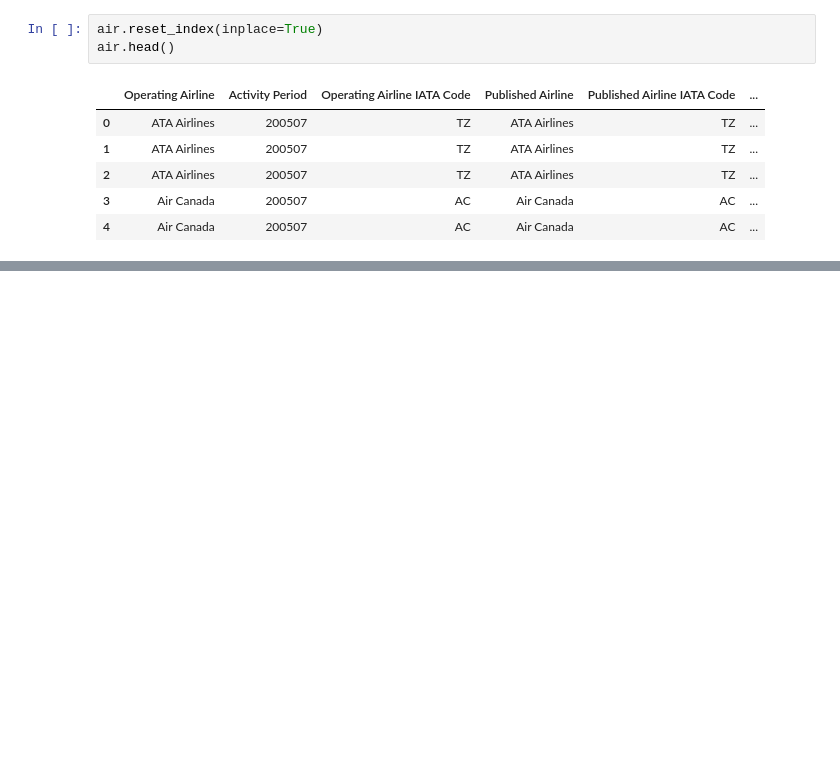
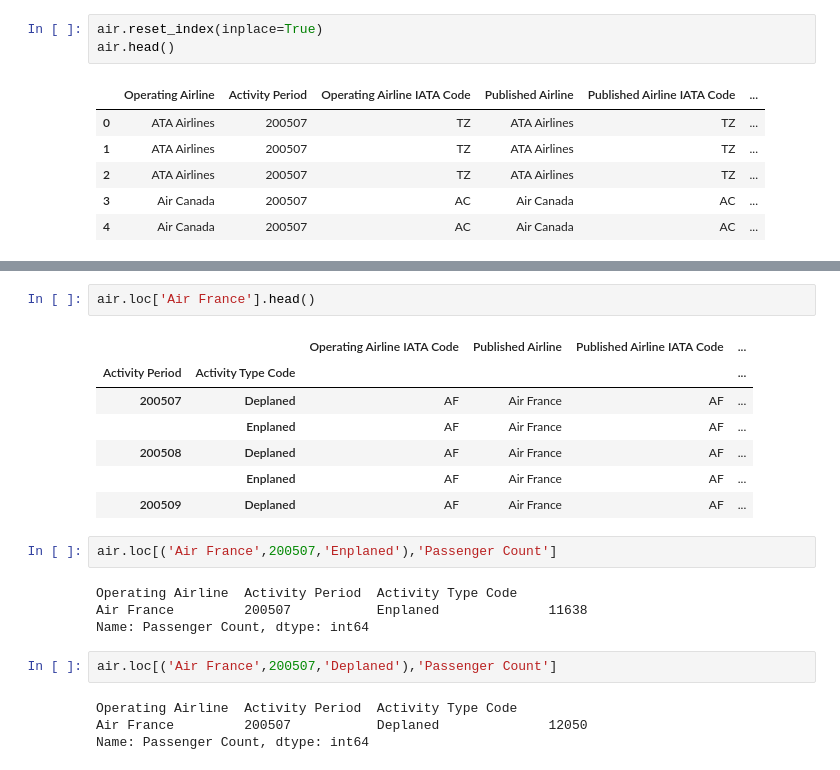
Before and after one commit to Byienio/Pandas_pg, a Jupyter notebook: MultiIndexAndPivotTables.ipynb, the cells around one changed output, grey strips where cells are left out. Drawn from its saved outputs; the diff is of its cells as text; blank space fills up the shorter version.

```diff
--- a/MultiIndexAndPivotTables.ipynb
+++ b/MultiIndexAndPivotTables.ipynb
@@ -84,0 +118,22 @@ air.head(10)
+# %%
+air.loc['Air France'].head()
+# %% [output]
+|  |  | Operating Airline IATA Code | Published Airline | Published Airline IATA Code | ... |
+| Activity Period | Activity Type Code |  |  |  | ... |
+| 200507 | Deplaned | AF | Air France | AF | ... |
+|  | Enplaned | AF | Air France | AF | ... |
+| 200508 | Deplaned | AF | Air France | AF | ... |
+|  | Enplaned | AF | Air France | AF | ... |
+| 200509 | Deplaned | AF | Air France | AF | ... |
+# %%
+air.loc[('Air France',200507,'Enplaned'),'Passenger Count']
+# %% [output]
+Operating Airline  Activity Period  Activity Type Code
+Air France         200507           Enplaned              11638
+Name: Passenger Count, dtype: int64
+# %%
+air.loc[('Air France',200507,'Deplaned'),'Passenger Count']
+# %% [output]
+Operating Airline  Activity Period  Activity Type Code
+Air France         200507           Deplaned              12050
+Name: Passenger Count, dtype: int64
```
Also changed, not shown: parts of 6 cells of this notebook.
